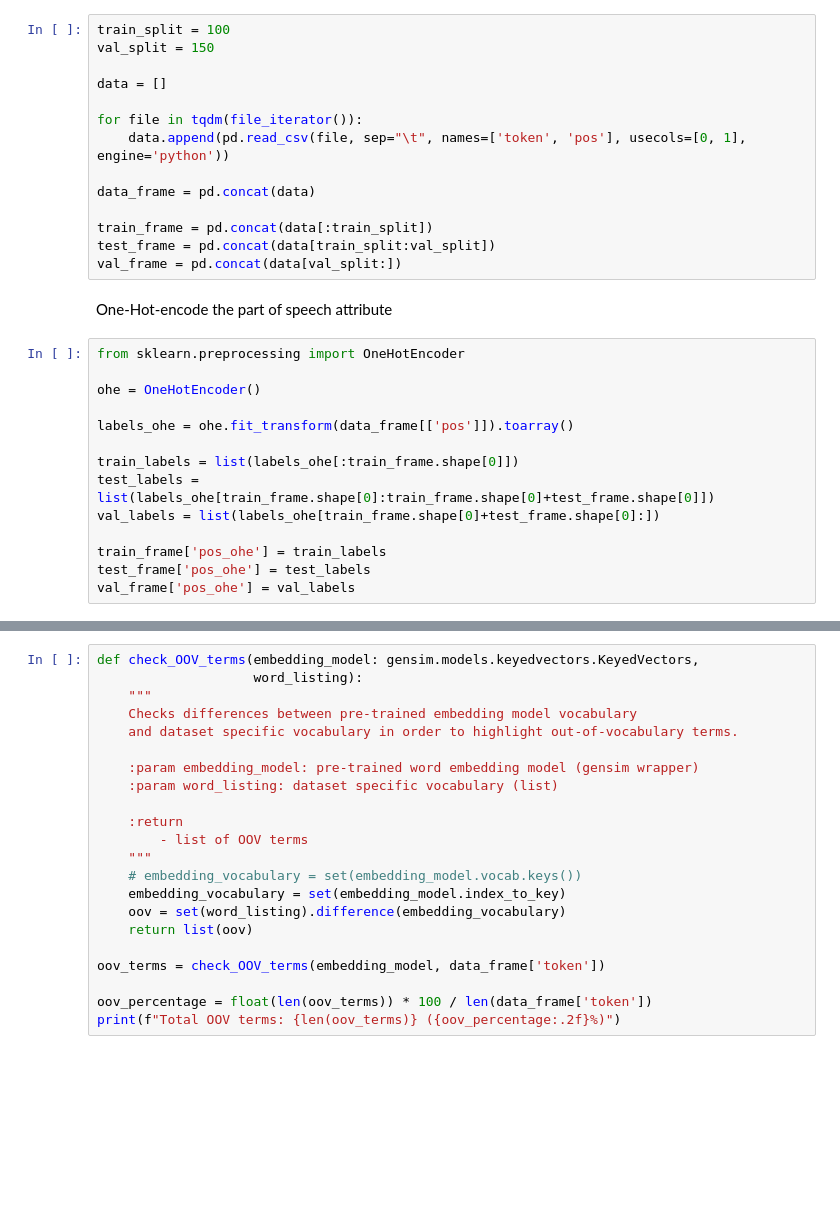
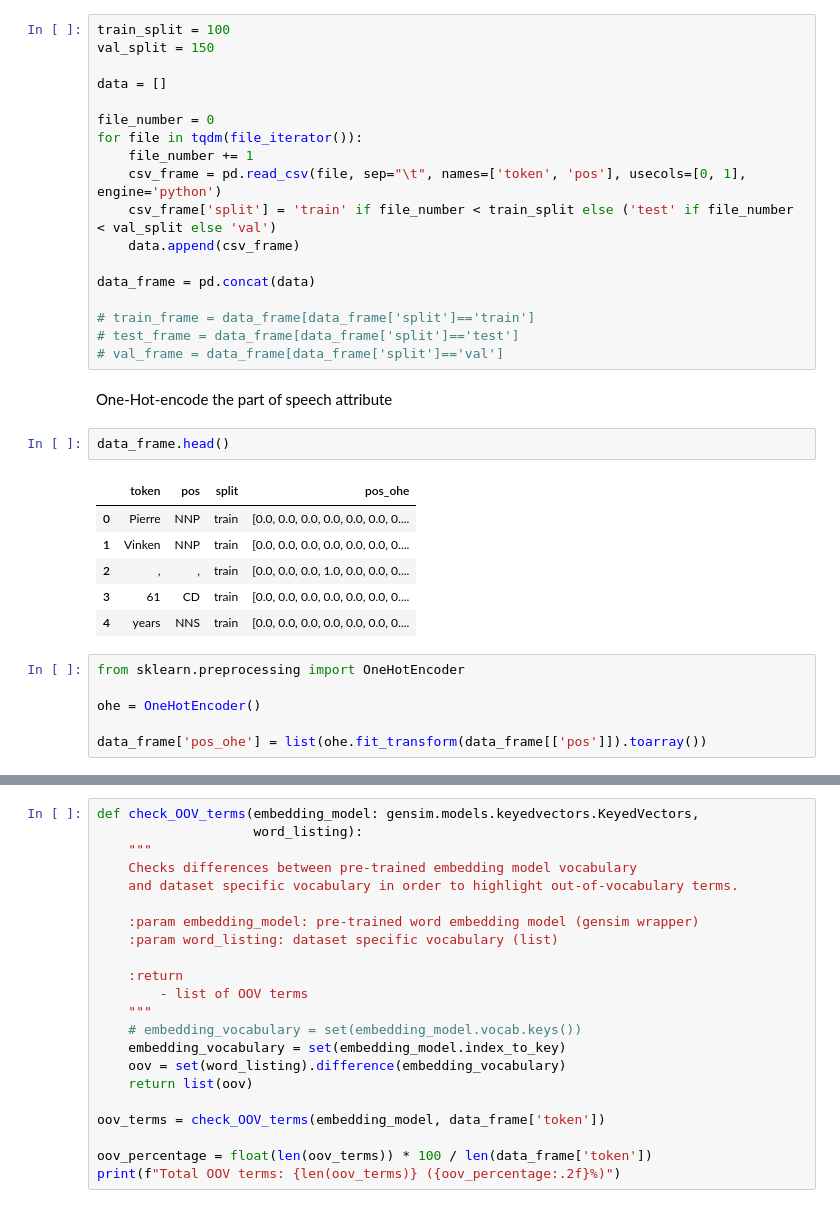
Before and after one commit to michaelSt9898/nlp_assignment_project, a Jupyter notebook: assignment1.ipynb, the cells around one changed output, grey strips where cells are left out. Saved outputs shown, nothing was run; the diff lists cells and outputs as text; blank space fills up the shorter version.

```diff
--- a/assignment1.ipynb
+++ b/assignment1.ipynb
@@ -29,27 +29,32 @@ val_split = 150
 
 data = []
 
+file_number = 0
 for file in tqdm(file_iterator()):
-    data.append(pd.read_csv(file, sep="\t", names=['token', 'pos'], usecols=[0, 1], engine='python'))
+    file_number += 1
+    csv_frame = pd.read_csv(file, sep="\t", names=['token', 'pos'], usecols=[0, 1], engine='python')
+    csv_frame['split'] = 'train' if file_number < train_split else ('test' if file_number < val_split else 'val')
+    data.append(csv_frame)
 
 data_frame = pd.concat(data)
 
-train_frame = pd.concat(data[:train_split])
-test_frame = pd.concat(data[train_split:val_split])
-val_frame = pd.concat(data[val_split:])
+# train_frame = data_frame[data_frame['split']=='train']
+# test_frame = data_frame[data_frame['split']=='test']
+# val_frame = data_frame[data_frame['split']=='val']
 # %% [markdown]
 One-Hot-encode the part of speech attribute
-# %%
-from sklearn.preprocessing import OneHotEncoder
-
-ohe = OneHotEncoder()
-
-labels_ohe = ohe.fit_transform(data_frame[['pos']]).toarray()
-
-train_labels = list(labels_ohe[:train_frame.shape[0]])
-test_labels = list(labels_ohe[train_frame.shape[0]:train_frame.shape[0]+test_frame.shape[0]])
-val_labels = list(labels_ohe[train_frame.shape[0]+test_frame.shape[0]:])
-
-train_frame['pos_ohe'] = train_labels
-test_frame['pos_ohe'] = test_labels
-val_frame['pos_ohe'] = val_labels
+# %%
+data_frame.head()
+# %% [output]
+|  | token | pos | split | pos_ohe |
+| 0 | Pierre | NNP | train | [0.0, 0.0, 0.0, 0.0, 0.0, 0.0, 0.... |
+| 1 | Vinken | NNP | train | [0.0, 0.0, 0.0, 0.0, 0.0, 0.0, 0.... |
+| 2 | , | , | train | [0.0, 0.0, 0.0, 1.0, 0.0, 0.0, 0.... |
+| 3 | 61 | CD | train | [0.0, 0.0, 0.0, 0.0, 0.0, 0.0, 0.... |
+| 4 | years | NNS | train | [0.0, 0.0, 0.0, 0.0, 0.0, 0.0, 0.... |
+# %%
+from sklearn.preprocessing import OneHotEncoder
+
+ohe = OneHotEncoder()
+
+data_frame['pos_ohe'] = list(ohe.fit_transform(data_frame[['pos']]).toarray())
```
Also changed, not shown: parts of 5 cells of this notebook, 1 other file.
